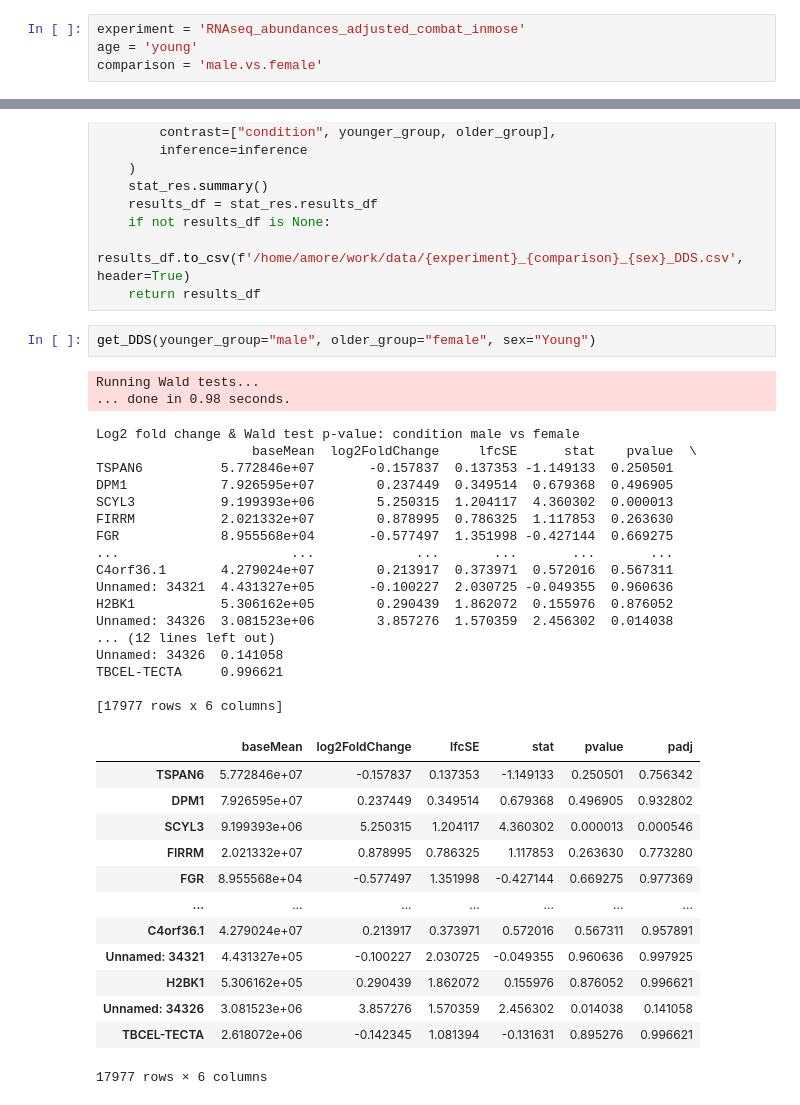
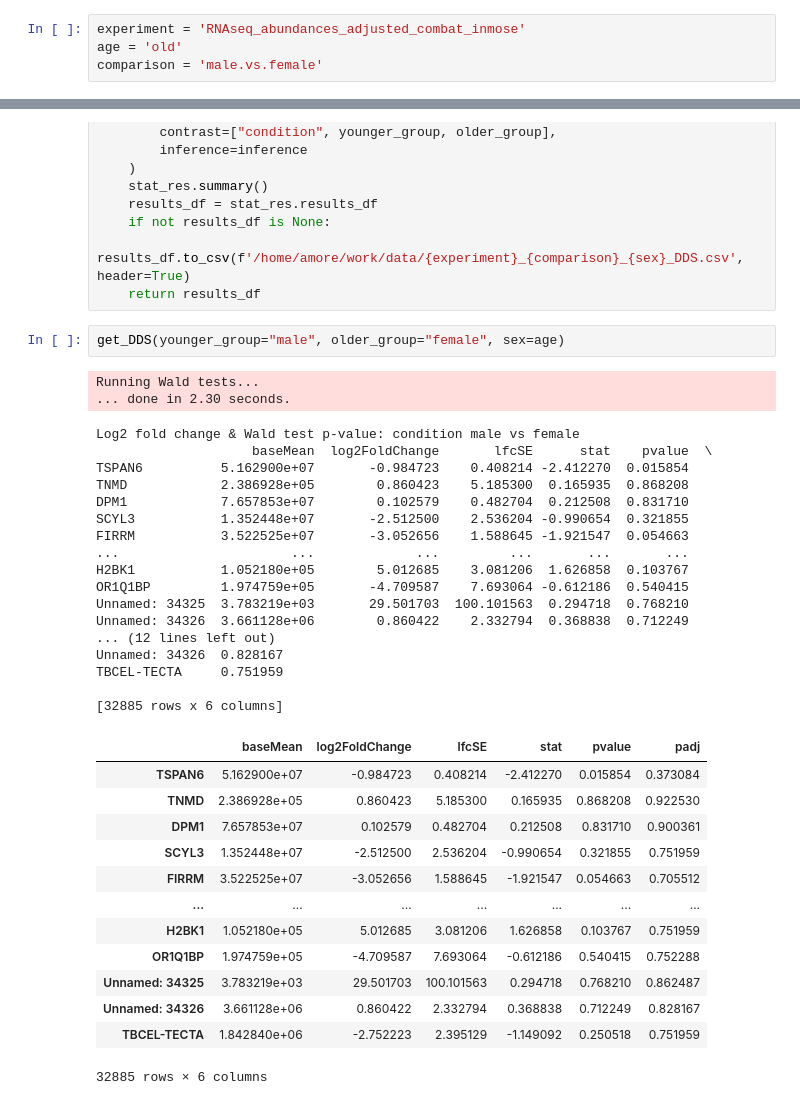
Before and after one commit to GuerreroVazquez/Transcription_factor_analysis, a Jupyter notebook: notebooks/DEA-MalesvsFemale.ipynb, the cells around one changed output, grey strips where cells are left out. Cells and saved outputs as stored; diff of their text form.

```diff
--- a/notebooks/DEA-MalesvsFemale.ipynb
+++ b/notebooks/DEA-MalesvsFemale.ipynb
@@ -12,7 +12,7 @@ from pydeseq2.dds import DeseqDataSet, DefaultInference
 from pydeseq2.ds import DeseqStats
 # %%
 experiment = 'RNAseq_abundances_adjusted_combat_inmose'
-age = 'young'
+age = 'old'
 comparison = 'male.vs.female'
 # %%
 adata = pd.read_csv(f'/home/amore/work/data/{experiment}_gene_symbol_expression.csv', index_col=0)
@@ -259,37 +259,37 @@ def get_DDS(younger_group, older_group, sex,  save=True):
         results_df.to_csv(f'/home/amore/work/data/{experiment}_{comparison}_{sex}_DDS.csv', header=True)
     return results_df
 # %%
-get_DDS(younger_group="male", older_group="female", sex="Young")
+get_DDS(younger_group="male", older_group="female", sex=age)
 # %% [output]
 Running Wald tests...
-... done in 0.98 seconds.
+... done in 2.30 seconds.
 Log2 fold change & Wald test p-value: condition male vs female
-                    baseMean  log2FoldChange     lfcSE      stat    pvalue  \
-TSPAN6          5.772846e+07       -0.157837  0.137353 -1.149133  0.250501
-DPM1            7.926595e+07        0.237449  0.349514  0.679368  0.496905
-SCYL3           9.199393e+06        5.250315  1.204117  4.360302  0.000013
-FIRRM           2.021332e+07        0.878995  0.786325  1.117853  0.263630
-FGR             8.955568e+04       -0.577497  1.351998 -0.427144  0.669275
-...                      ...             ...       ...       ...       ...
-C4orf36.1       4.279024e+07        0.213917  0.373971  0.572016  0.567311
-Unnamed: 34321  4.431327e+05       -0.100227  2.030725 -0.049355  0.960636
-H2BK1           5.306162e+05        0.290439  1.862072  0.155976  0.876052
-Unnamed: 34326  3.081523e+06        3.857276  1.570359  2.456302  0.014038
+                    baseMean  log2FoldChange       lfcSE      stat    pvalue  \
+TSPAN6          5.162900e+07       -0.984723    0.408214 -2.412270  0.015854
+TNMD            2.386928e+05        0.860423    5.185300  0.165935  0.868208
+DPM1            7.657853e+07        0.102579    0.482704  0.212508  0.831710
+SCYL3           1.352448e+07       -2.512500    2.536204 -0.990654  0.321855
+FIRRM           3.522525e+07       -3.052656    1.588645 -1.921547  0.054663
+...                      ...             ...         ...       ...       ...
+H2BK1           1.052180e+05        5.012685    3.081206  1.626858  0.103767
+OR1Q1BP         1.974759e+05       -4.709587    7.693064 -0.612186  0.540415
+Unnamed: 34325  3.783219e+03       29.501703  100.101563  0.294718  0.768210
+Unnamed: 34326  3.661128e+06        0.860422    2.332794  0.368838  0.712249
 ... (12 lines left out)
-Unnamed: 34326  0.141058
-TBCEL-TECTA     0.996621
+Unnamed: 34326  0.828167
+TBCEL-TECTA     0.751959
 
-[17977 rows x 6 columns]
+[32885 rows x 6 columns]
 |  | baseMean | log2FoldChange | lfcSE | stat | pvalue | padj |
-| TSPAN6 | 5.772846e+07 | -0.157837 | 0.137353 | -1.149133 | 0.250501 | 0.756342 |
-| DPM1 | 7.926595e+07 | 0.237449 | 0.349514 | 0.679368 | 0.496905 | 0.932802 |
-| SCYL3 | 9.199393e+06 | 5.250315 | 1.204117 | 4.360302 | 0.000013 | 0.000546 |
-| FIRRM | 2.021332e+07 | 0.878995 | 0.786325 | 1.117853 | 0.263630 | 0.773280 |
-| FGR | 8.955568e+04 | -0.577497 | 1.351998 | -0.427144 | 0.669275 | 0.977369 |
+| TSPAN6 | 5.162900e+07 | -0.984723 | 0.408214 | -2.412270 | 0.015854 | 0.373084 |
+| TNMD | 2.386928e+05 | 0.860423 | 5.185300 | 0.165935 | 0.868208 | 0.922530 |
+| DPM1 | 7.657853e+07 | 0.102579 | 0.482704 | 0.212508 | 0.831710 | 0.900361 |
+| SCYL3 | 1.352448e+07 | -2.512500 | 2.536204 | -0.990654 | 0.321855 | 0.751959 |
+| FIRRM | 3.522525e+07 | -3.052656 | 1.588645 | -1.921547 | 0.054663 | 0.705512 |
 | ... | ... | ... | ... | ... | ... | ... |
-| C4orf36.1 | 4.279024e+07 | 0.213917 | 0.373971 | 0.572016 | 0.567311 | 0.957891 |
-| Unnamed: 34321 | 4.431327e+05 | -0.100227 | 2.030725 | -0.049355 | 0.960636 | 0.997925 |
-| H2BK1 | 5.306162e+05 | 0.290439 | 1.862072 | 0.155976 | 0.876052 | 0.996621 |
-| Unnamed: 34326 | 3.081523e+06 | 3.857276 | 1.570359 | 2.456302 | 0.014038 | 0.141058 |
-| TBCEL-TECTA | 2.618072e+06 | -0.142345 | 1.081394 | -0.131631 | 0.895276 | 0.996621 |
+| H2BK1 | 1.052180e+05 | 5.012685 | 3.081206 | 1.626858 | 0.103767 | 0.751959 |
+| OR1Q1BP | 1.974759e+05 | -4.709587 | 7.693064 | -0.612186 | 0.540415 | 0.752288 |
+| Unnamed: 34325 | 3.783219e+03 | 29.501703 | 100.101563 | 0.294718 | 0.768210 | 0.862487 |
+| Unnamed: 34326 | 3.661128e+06 | 0.860422 | 2.332794 | 0.368838 | 0.712249 | 0.828167 |
+| TBCEL-TECTA | 1.842840e+06 | -2.752223 | 2.395129 | -1.149092 | 0.250518 | 0.751959 |
-17977 rows × 6 columns
+32885 rows × 6 columns
```
Also changed, not shown: parts of 9 cells of this notebook, 7 other files.
